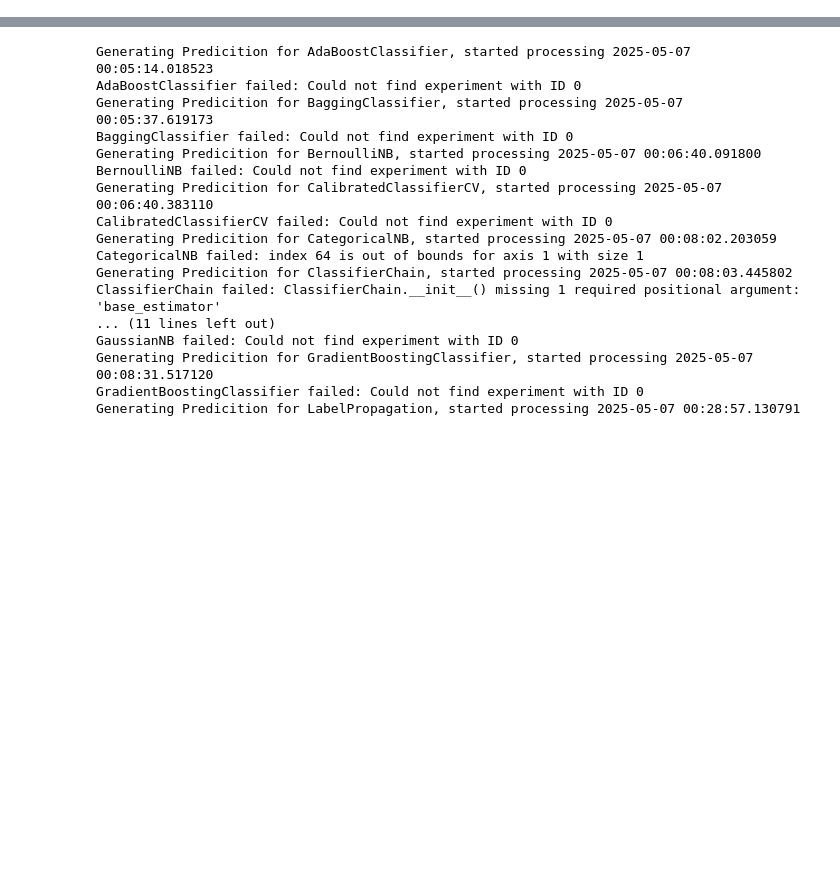
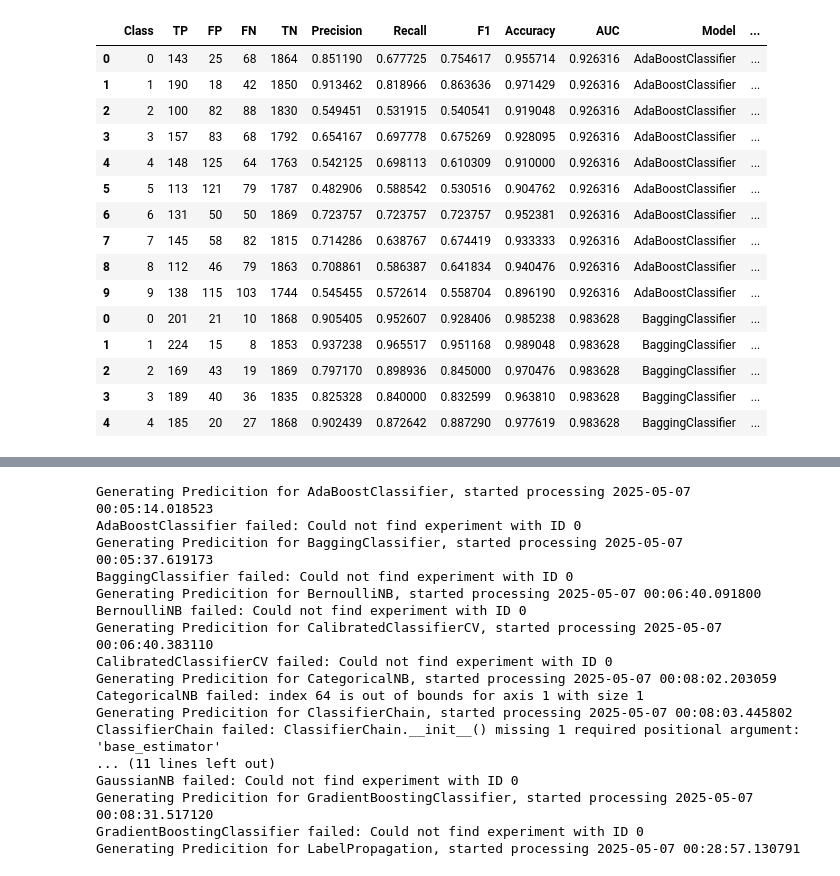
Before and after one commit to derek-dewald/Python_Tools, a Jupyter notebook: JupyterNotebooks/ML_Workbook_V3.ipynb, the cells around one changed output, grey strips where cells are left out. Saved outputs shown, nothing was run; the diff lists cells and outputs as text; code cells hidden in the pictures; blank space fills up the shorter version.

```diff
--- a/JupyterNotebooks/ML_Workbook_V3.ipynb
+++ b/JupyterNotebooks/ML_Workbook_V3.ipynb
@@ -29,0 +352,19 @@ Downloading MNIST from OpenML...
+# %%
+a.head(15)
+# %% [output]
+|  | Class | TP | FP | FN | TN | Precision | Recall | F1 | Accuracy | AUC | Model | ... |
+| 0 | 0 | 143 | 25 | 68 | 1864 | 0.851190 | 0.677725 | 0.754617 | 0.955714 | 0.926316 | AdaBoostClassifier | ... |
+| 1 | 1 | 190 | 18 | 42 | 1850 | 0.913462 | 0.818966 | 0.863636 | 0.971429 | 0.926316 | AdaBoostClassifier | ... |
+| 2 | 2 | 100 | 82 | 88 | 1830 | 0.549451 | 0.531915 | 0.540541 | 0.919048 | 0.926316 | AdaBoostClassifier | ... |
+| 3 | 3 | 157 | 83 | 68 | 1792 | 0.654167 | 0.697778 | 0.675269 | 0.928095 | 0.926316 | AdaBoostClassifier | ... |
+| 4 | 4 | 148 | 125 | 64 | 1763 | 0.542125 | 0.698113 | 0.610309 | 0.910000 | 0.926316 | AdaBoostClassifier | ... |
+| 5 | 5 | 113 | 121 | 79 | 1787 | 0.482906 | 0.588542 | 0.530516 | 0.904762 | 0.926316 | AdaBoostClassifier | ... |
+| 6 | 6 | 131 | 50 | 50 | 1869 | 0.723757 | 0.723757 | 0.723757 | 0.952381 | 0.926316 | AdaBoostClassifier | ... |
+| 7 | 7 | 145 | 58 | 82 | 1815 | 0.714286 | 0.638767 | 0.674419 | 0.933333 | 0.926316 | AdaBoostClassifier | ... |
+| 8 | 8 | 112 | 46 | 79 | 1863 | 0.708861 | 0.586387 | 0.641834 | 0.940476 | 0.926316 | AdaBoostClassifier | ... |
+| 9 | 9 | 138 | 115 | 103 | 1744 | 0.545455 | 0.572614 | 0.558704 | 0.896190 | 0.926316 | AdaBoostClassifier | ... |
+| 0 | 0 | 201 | 21 | 10 | 1868 | 0.905405 | 0.952607 | 0.928406 | 0.985238 | 0.983628 | BaggingClassifier | ... |
+| 1 | 1 | 224 | 15 | 8 | 1853 | 0.937238 | 0.965517 | 0.951168 | 0.989048 | 0.983628 | BaggingClassifier | ... |
+| 2 | 2 | 169 | 43 | 19 | 1869 | 0.797170 | 0.898936 | 0.845000 | 0.970476 | 0.983628 | BaggingClassifier | ... |
+| 3 | 3 | 189 | 40 | 36 | 1835 | 0.825328 | 0.840000 | 0.832599 | 0.963810 | 0.983628 | BaggingClassifier | ... |
+| 4 | 4 | 185 | 20 | 27 | 1868 | 0.902439 | 0.872642 | 0.887290 | 0.977619 | 0.983628 | BaggingClassifier | ... |
```
Also changed, not shown: parts of 25 cells of this notebook, 24 other files.
